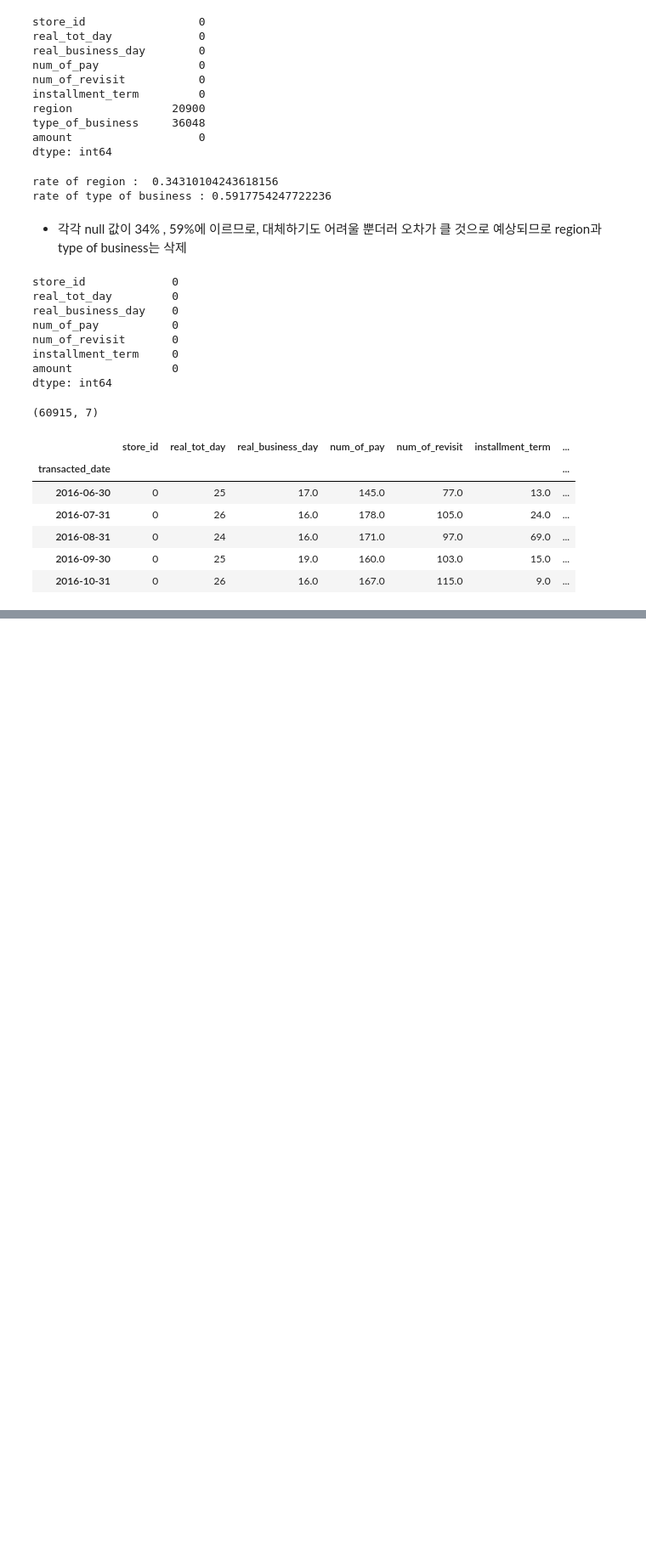
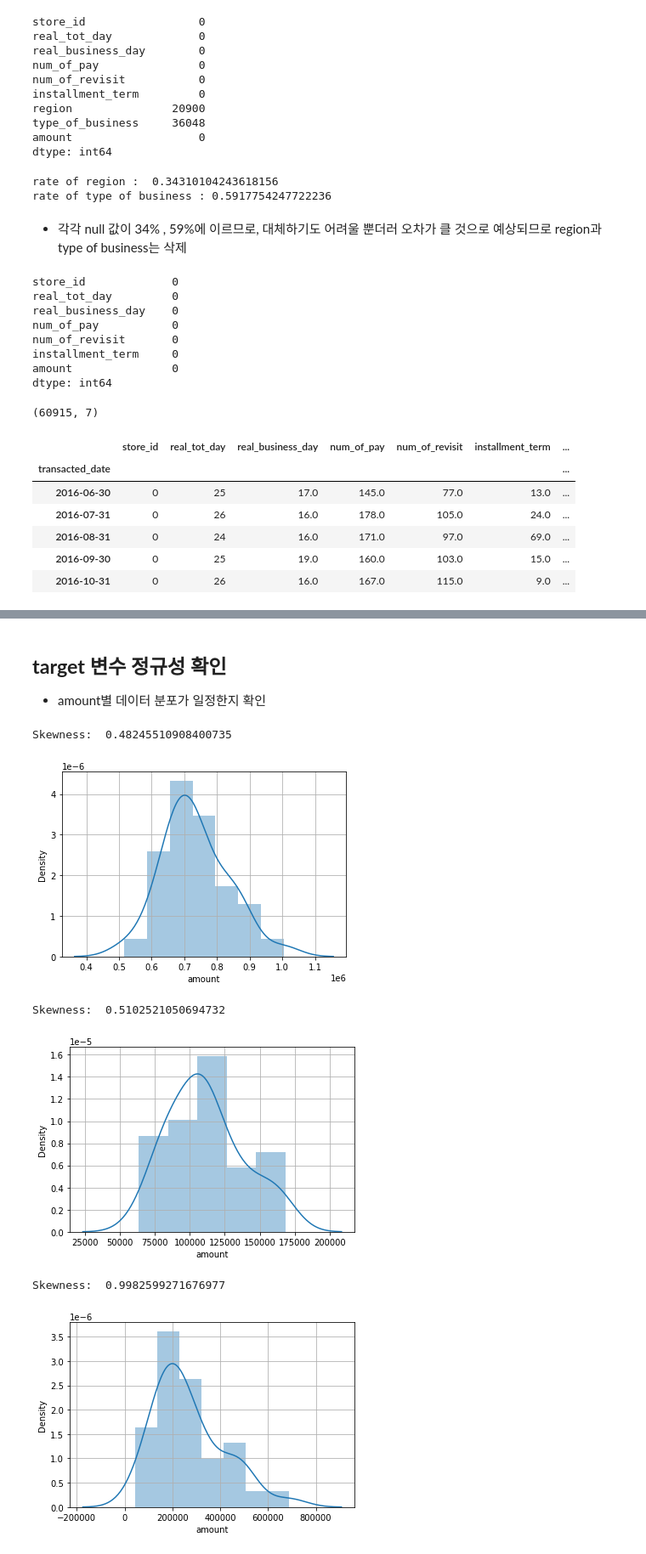
Before and after one commit to wonyoung-ji/statistics, a Jupyter notebook: dacon/Predict_Market_Sales.ipynb, the cells around one changed output, grey strips where cells are left out. Shown at 85% size. Drawn from its saved outputs; the diff is of its cells as text; code cells hidden in the pictures; blank space fills up the shorter version.

```diff
--- a/dacon/Predict_Market_Sales.ipynb
+++ b/dacon/Predict_Market_Sales.ipynb
@@ -423,0 +405,16 @@ df_month.head()
+# %% [markdown]
+## __target 변수 정규성 확인__
+- amount별 데이터 분포가 일정한지 확인
+# %%
+for i in df_month['store_id'].unique()[:3]:
+  print('Skewness: ', df_month[df_month['store_id'] == i]['amount'].skew())
+  sns.distplot(df_month[df_month['store_id']==i].amount)
+  plt.grid()
+  plt.show()
+# %% [output]
+Skewness:  0.48245510908400735
+[figure, added]
+Skewness:  0.5102521050694732
+[figure, added]
+Skewness:  0.9982599271676977
+[figure, added]
```
Also changed, not shown: parts of 30 cells of this notebook.
